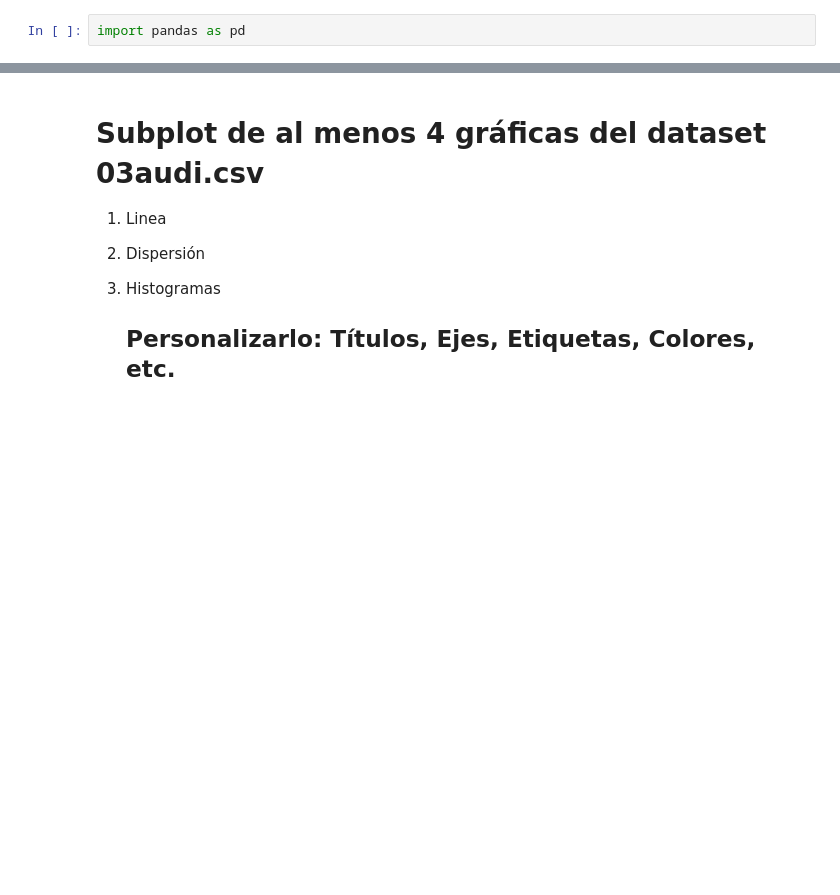
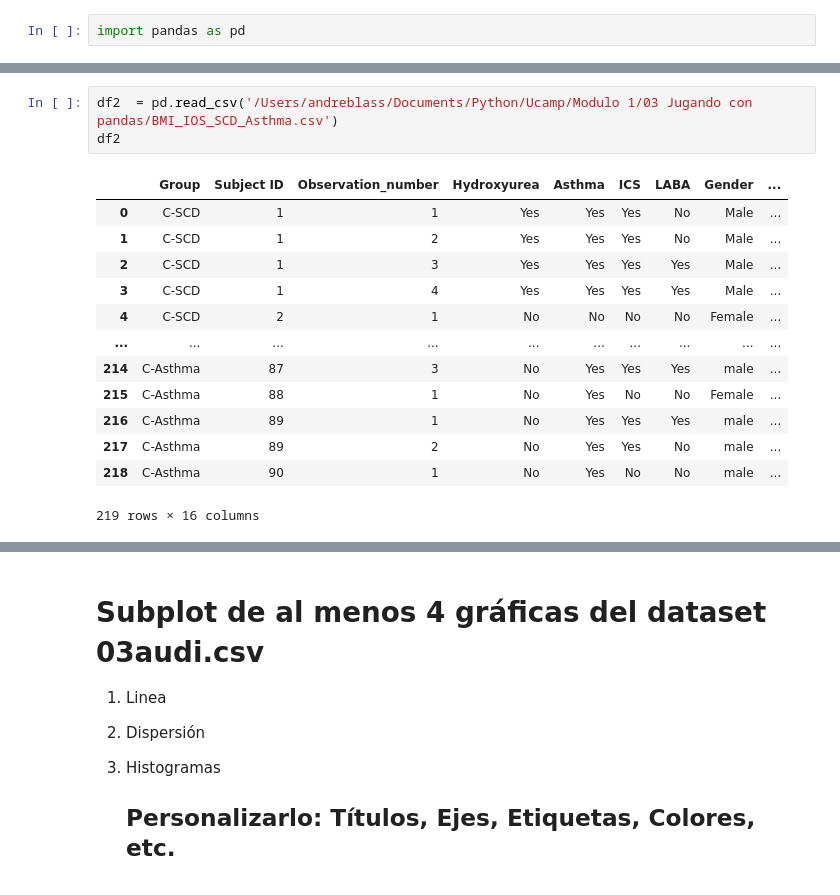
Before and after one commit to andreablass/pythonCamp, a Jupyter notebook: Modulo 1/04 Graficación/M1S4_Visualización_de_datos.ipynb, the cells around one changed output, grey strips where cells are left out. Drawn from its saved outputs; the diff is of its cells as text; blank space fills up the shorter version.

```diff
--- a/Modulo 1/04 Graficación/M1S4_Visualización_de_datos.ipynb
+++ b/Modulo 1/04 Graficación/M1S4_Visualización_de_datos.ipynb
@@ -272,4 +272,21 @@ df1
 | 10666 | Q3 | 2017 | 19499 | Automatic | 8646 | Petrol | 150 | 47.9 | 1.4 |
 | 10667 | Q3 | 2016 | 15999 | Manual | 11855 | Petrol | 150 | 47.9 | 1.4 |
 10668 rows × 9 columns
+# %%
+df2  = pd.read_csv('/Users/andreblass/Documents/Python/Ucamp/Modulo 1/03 Jugando con pandas/BMI_IOS_SCD_Asthma.csv')
+df2
+# %% [output]
+|  | Group | Subject ID | Observation_number | Hydroxyurea | Asthma | ICS | LABA | Gender | ... |
+| 0 | C-SCD | 1 | 1 | Yes | Yes | Yes | No | Male | ... |
+| 1 | C-SCD | 1 | 2 | Yes | Yes | Yes | No | Male | ... |
+| 2 | C-SCD | 1 | 3 | Yes | Yes | Yes | Yes | Male | ... |
+| 3 | C-SCD | 1 | 4 | Yes | Yes | Yes | Yes | Male | ... |
+| 4 | C-SCD | 2 | 1 | No | No | No | No | Female | ... |
+| ... | ... | ... | ... | ... | ... | ... | ... | ... | ... |
+| 214 | C-Asthma | 87 | 3 | No | Yes | Yes | Yes | male | ... |
+| 215 | C-Asthma | 88 | 1 | No | Yes | No | No | Female | ... |
+| 216 | C-Asthma | 89 | 1 | No | Yes | Yes | Yes | male | ... |
+| 217 | C-Asthma | 89 | 2 | No | Yes | Yes | No | male | ... |
+| 218 | C-Asthma | 90 | 1 | No | Yes | No | No | male | ... |
+219 rows × 16 columns
 # %%
```
Also changed, not shown: parts of 8 cells of this notebook, 1 other file.
